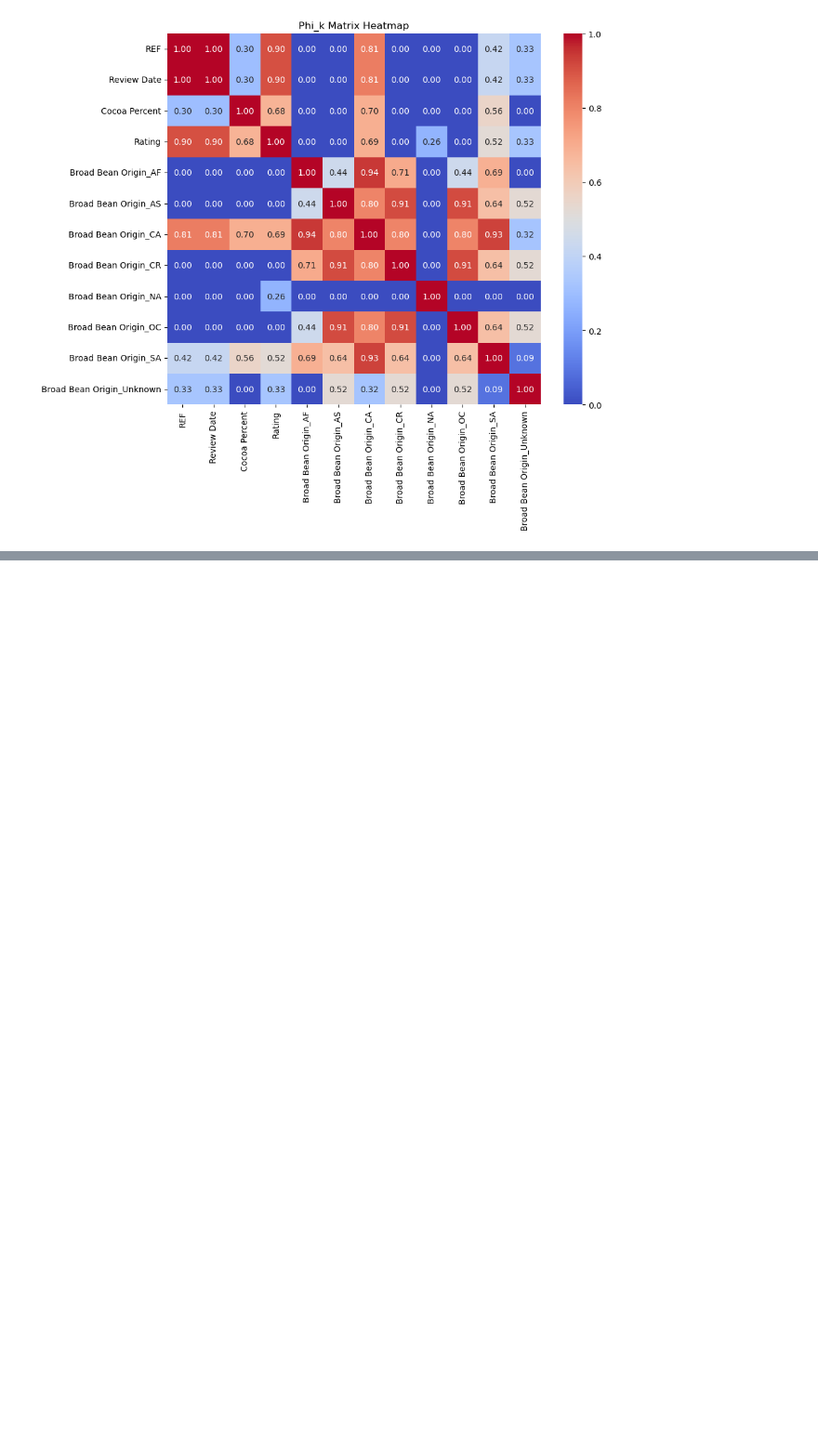
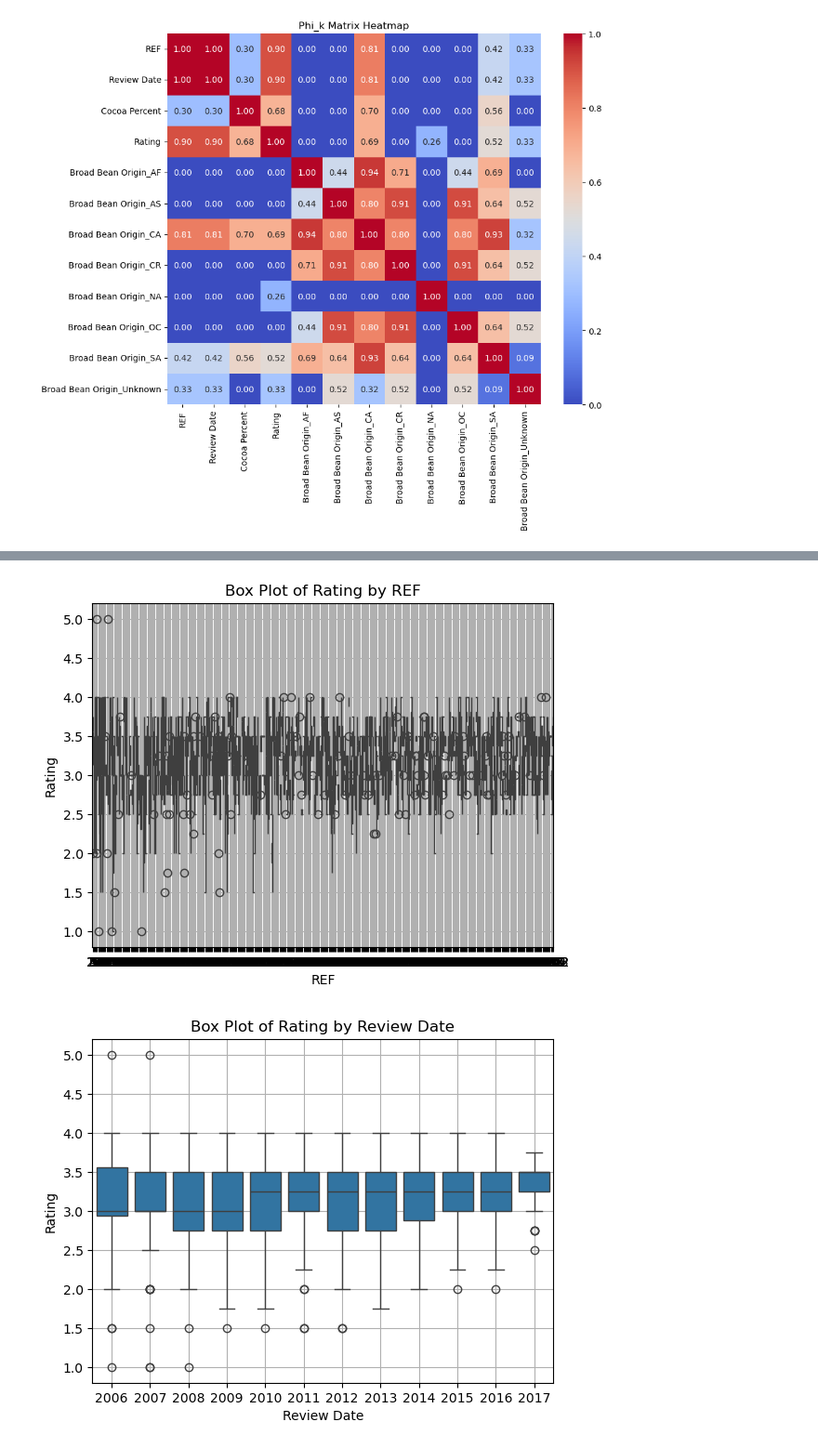
Before and after one commit to Keshfer/Chocolate-Rating-ML, a Jupyter notebook: Exploratory Data Analysis.ipynb, the cells around one changed output, grey strips where cells are left out. Shown at 93% size. Drawn from its saved outputs; the diff is of its cells as text; code cells hidden in the pictures; blank space fills up the shorter version.

```diff
--- a/Exploratory Data Analysis.ipynb
+++ b/Exploratory Data Analysis.ipynb
@@ -408,0 +415,17 @@ Broad Bean Origin_Unknown              0.086264                   1.000000
+# %%
+for col in loc_df_encoded.columns:
+    if col != 'Rating':
+        filtered_df = loc_df_encoded[loc_df_encoded[col] != 0]   #filter zeros -> Meaning they are not at that location
+        sns.boxplot(x=filtered_df[col], y=filtered_df['Rating'])
+        plt.title(f'Box Plot of {'Rating'} by {col}')
+        plt.xlabel(col)
+        plt.ylabel('Rating')
+        plt.grid(True)
+        plt.show()
+        # plt.figure(figsize=(8, 6))
+        # plt.scatter(filtered_df[col], filtered_df['Rating'], color='blue', label='Data points')
+        # plt.xlabel(col)
+        # plt.ylabel('Rating')
+# %% [output]
+[figure, added]
+[figure, added]
```
Also changed, not shown: parts of 3 cells of this notebook.
